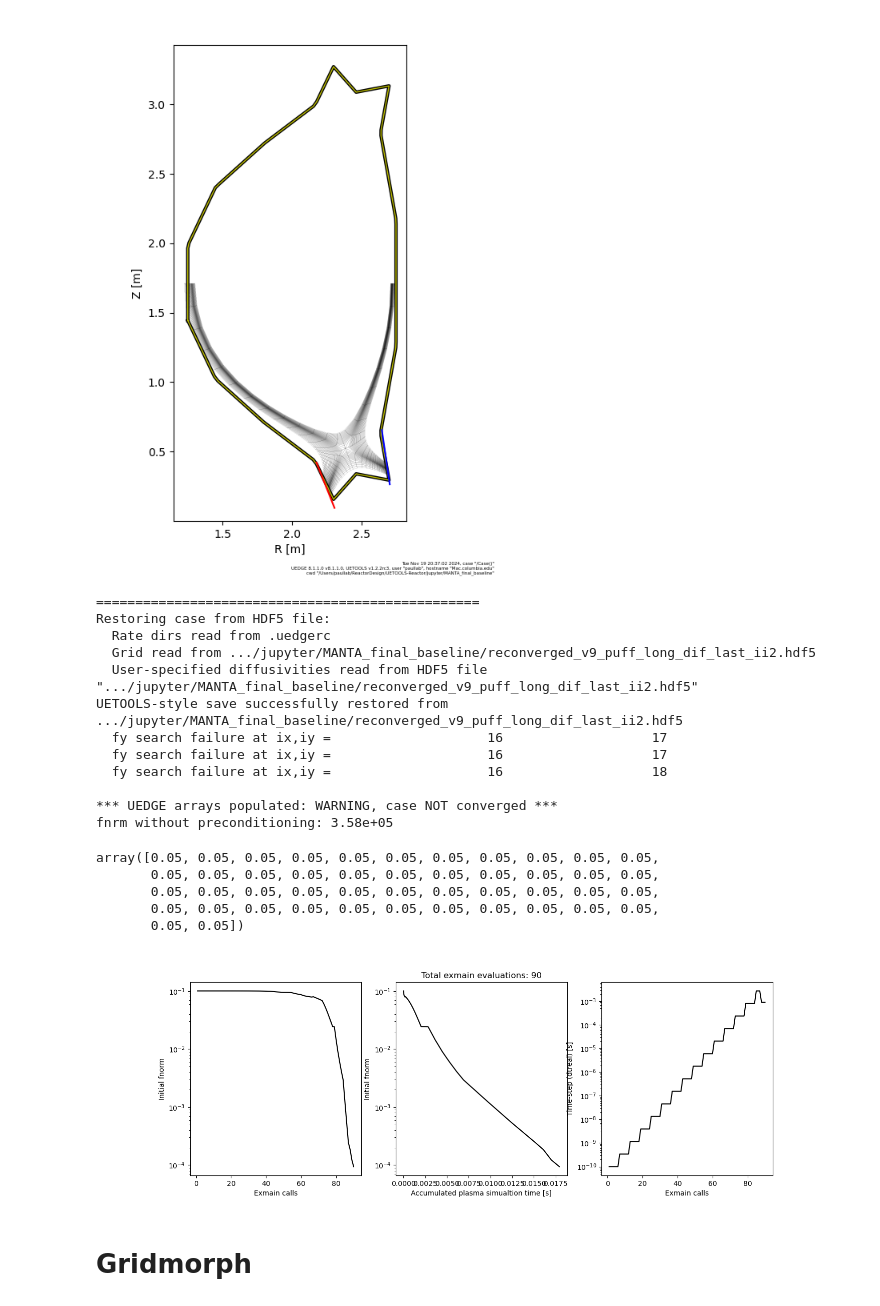
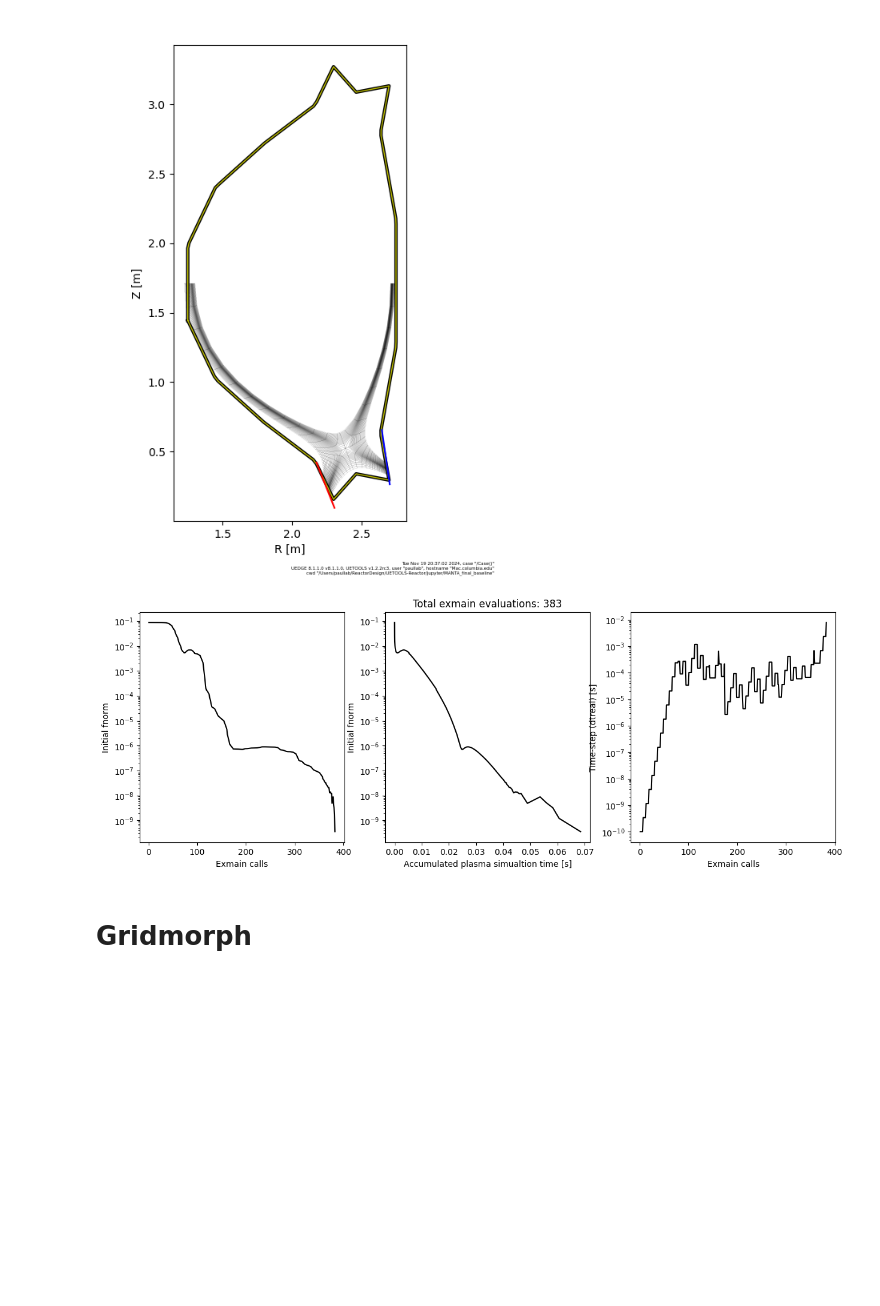
Before and after one commit to KasaiYuki/UETOOLS-Reactor, a Jupyter notebook: jupyter/MANTA_final_baseline/grid_functions.ipynb, the cells around one changed output. Cells and saved outputs as stored; diff of their text form; code cells hidden in the pictures; blank space fills up the shorter version.

Commit message:
up-to date ni Te, Ti BCs from core converged, semi realistic diffusivities but too wide still, low impurity, to be increased for 80%Prad, also must incorperate optimized plate angles

```diff
--- a/jupyter/MANTA_final_baseline/grid_functions.ipynb
+++ b/jupyter/MANTA_final_baseline/grid_functions.ipynb
@@ -40,28 +40,10 @@ fnrm without preconditioning: 5.57e+09
 [figure]
 [figure]
 # %%
-c = Case('reconverged_v9_puff_long_dif_last_ii2.hdf5')
-c.solver.convergenceanalysis('reconverged_v12_vert_last_ii2.hdf5');
-bbb.dif_use[30,:,0]
+c = Case()
+c.solver.convergenceanalysis('reconverged_v12_p3.93_n2.38_imp1e4_d0.05_ke0.06_ki0.1_last_ii2.hdf5');
 # %% [output]
-=================================================
-Restoring case from HDF5 file:
-  Rate dirs read from .uedgerc
-  Grid read from .../jupyter/MANTA_final_baseline/reconverged_v9_puff_long_dif_last_ii2.hdf5
-  User-specified diffusivities read from HDF5 file ".../jupyter/MANTA_final_baseline/reconverged_v9_puff_long_dif_last_ii2.hdf5"
-UETOOLS-style save successfully restored from .../jupyter/MANTA_final_baseline/reconverged_v9_puff_long_dif_last_ii2.hdf5
-  fy search failure at ix,iy =                    16                   17
-  fy search failure at ix,iy =                    16                   17
-  fy search failure at ix,iy =                    16                   18
-
-*** UEDGE arrays populated: WARNING, case NOT converged ***
-fnrm without preconditioning: 3.58e+05
-array([0.05, 0.05, 0.05, 0.05, 0.05, 0.05, 0.05, 0.05, 0.05, 0.05, 0.05,
-       0.05, 0.05, 0.05, 0.05, 0.05, 0.05, 0.05, 0.05, 0.05, 0.05, 0.05,
-       0.05, 0.05, 0.05, 0.05, 0.05, 0.05, 0.05, 0.05, 0.05, 0.05, 0.05,
-       0.05, 0.05, 0.05, 0.05, 0.05, 0.05, 0.05, 0.05, 0.05, 0.05, 0.05,
-       0.05, 0.05])
-[figure, old version]
+[figure, new version]
 # %% [markdown]
 # Gridmorph
 # %%
```
Also changed, not shown: parts of 1 cell of this notebook, 29 other files.
